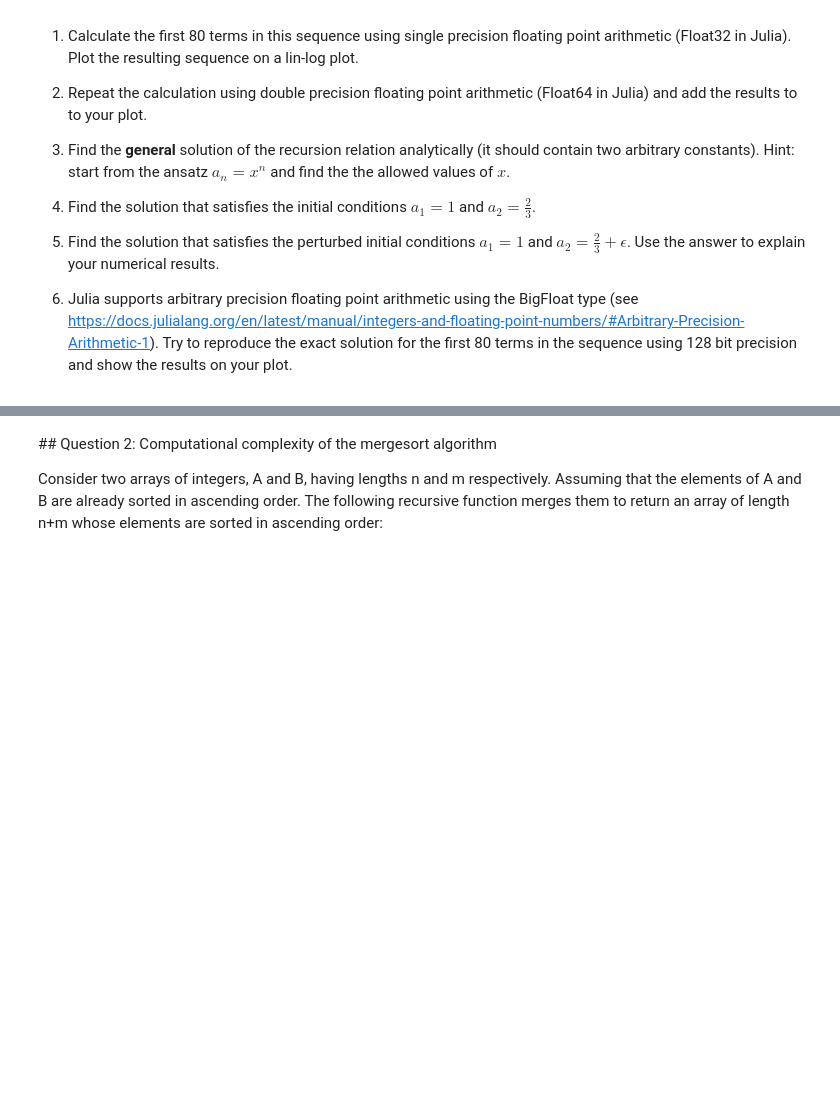
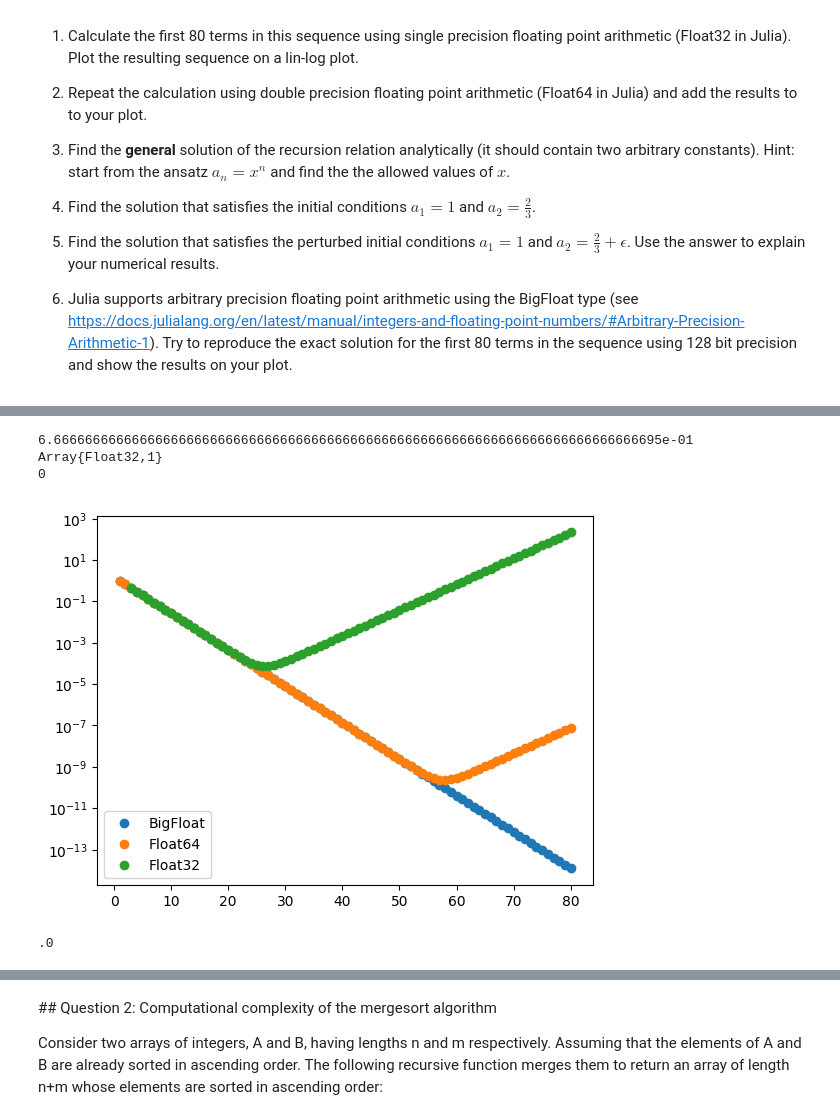
Before and after one commit to saf92/workbook1, a Jupyter notebook: workbook1.ipynb, the cells around one changed output, grey strips where cells are left out. Saved outputs shown, nothing was run; the diff lists cells and outputs as text; code cells hidden in the pictures; blank space fills up the shorter version.

```diff
--- a/workbook1.ipynb
+++ b/workbook1.ipynb
@@ -23 +120,78 @@ with the initial conditions $a_1=1$ and $a_2=\frac{2}{3}$.
+# %%
+
+a_1=BigFloat(1)
+a_2=BigFloat(2)/BigFloat(3)
+
+println(a_2)
+y=convert(Vector{BigFloat},zeros(80))
+
+y[1]=a_1
+y[2]=a_2
+
+for i=1:78
+    #println(a_1)
+    #println(a_2)
+    a=BigFloat(2)*a_2-BigFloat(8)/BigFloat(9)*a_1
+    #println(a)
+    y[i+2]=a
+    a_1=a_2
+    a_2=a
+end
+
+x=1:80
+
+#y_1=convert(Vector{BigFloat},y)
+semilogy(x,y,"o",label="BigFloat")
+
+a_1=1
+a_2=2/3
+
+y[1]=a_1
+y[2]=a_2
+
+for i=1:78
+    #println(a_1)
+    #println(a_2)
+    a=2*a_2-8/9*a_1
+    #println(a)
+    y[i+2]=a
+    a_1=a_2
+    a_2=a
+end
+
+semilogy(x,y,"o",label="Float64")
+
+a_1=Float32(1)
+a_2=Float32(2)/Float32(3)
+
+y[1]=a_1
+y[2]=a_2
+
+y=convert(Vector{Float32},zeros(80))
+
+for i=1:78
+    #println(a_1)
+    #println(a_2)
+    a=Float32(2)*a_2-Float32(8)/Float32(9)*a_1
+    #println(a)
+    y[i+2]=a
+    a_1=a_2
+    a_2=a
+end
+
+semilogy(x,y,"o",label="Float32")
+
+legend()
+
+println(typeof(y))
+println(y[2])
+#println(typeof(x))
+
+#y
+# %% [output]
+6.666666666666666666666666666666666666666666666666666666666666666666666666666695e-01
+Array{Float32,1}
+0
+[figure, added]
+.0
 # %%
```
Also changed, not shown: parts of 21 cells of this notebook, 13 other files.
